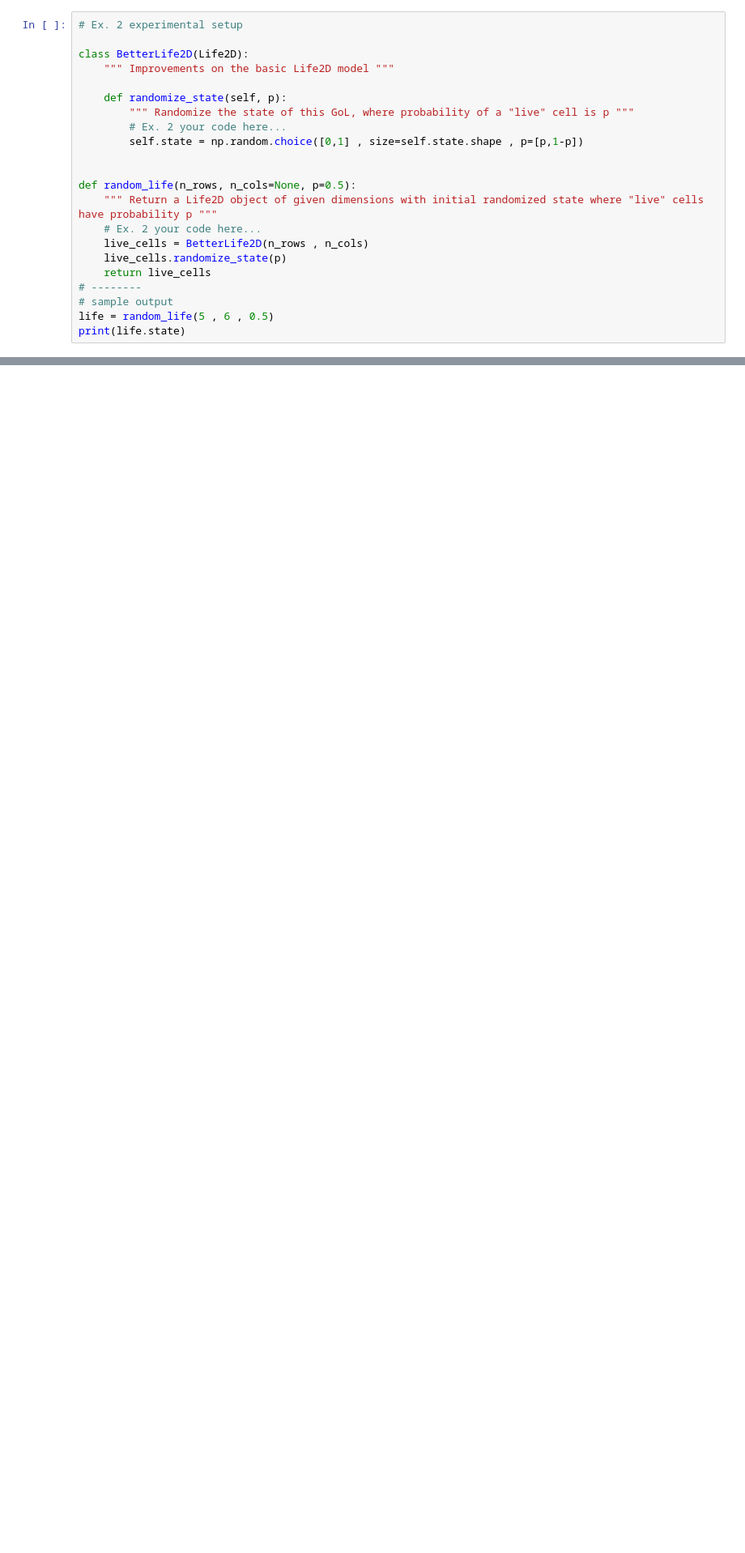
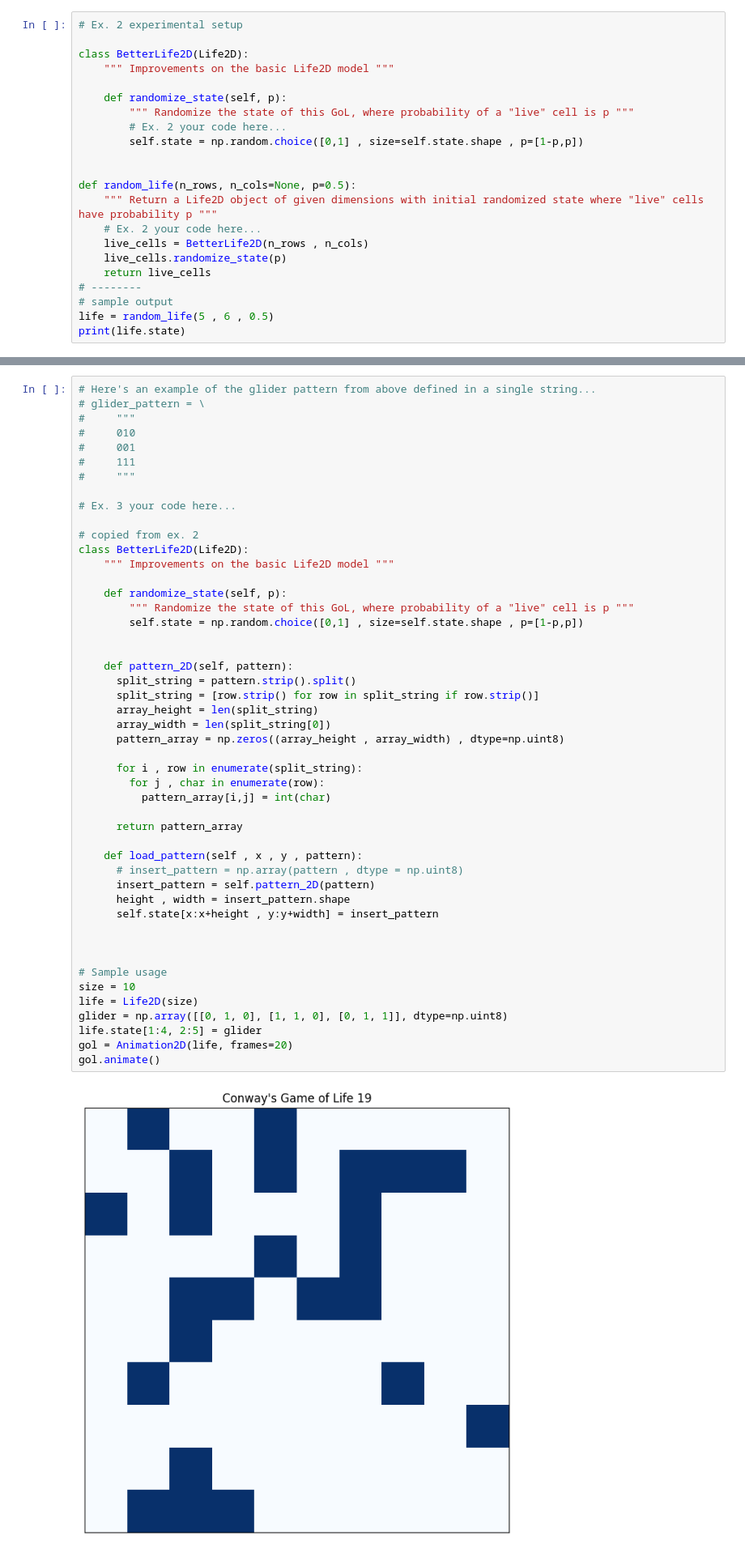
Before and after one commit to falakjaiin/cap-comp215, a Jupyter notebook: labs/lab06-GoL.ipynb, the cells around one changed output, grey strips where cells are left out. Shown at 81% size. Saved outputs shown, nothing was run; the diff lists cells and outputs as text; blank space fills up the shorter version.

```diff
--- a/labs/lab06-GoL.ipynb
+++ b/labs/lab06-GoL.ipynb
@@ -198,7 +198,7 @@ class BetterLife2D(Life2D):
     def randomize_state(self, p):
         """ Randomize the state of this GoL, where probability of a "live" cell is p """
         # Ex. 2 your code here...
-        self.state = np.random.choice([0,1] , size=self.state.shape , p=[p,1-p])
+        self.state = np.random.choice([0,1] , size=self.state.shape , p=[1-p,p])
 
 
 def random_life(n_rows, n_cols=None, p=0.5):
@@ -242,3 +232,53 @@ glider_pattern = \
+# %%
+# Here's an example of the glider pattern from above defined in a single string...
+# glider_pattern = \
+#     """
+#     010
+#     001
+#     111
+#     """
+
+# Ex. 3 your code here...
+
+# copied from ex. 2
+class BetterLife2D(Life2D):
+    """ Improvements on the basic Life2D model """
+
+    def randomize_state(self, p):
+        """ Randomize the state of this GoL, where probability of a "live" cell is p """
+        self.state = np.random.choice([0,1] , size=self.state.shape , p=[1-p,p])
+
+
+    def pattern_2D(self, pattern):
+      split_string = pattern.strip().split()
+      split_string = [row.strip() for row in split_string if row.strip()]
+      array_height = len(split_string)
+      array_width = len(split_string[0])
+      pattern_array = np.zeros((array_height , array_width) , dtype=np.uint8)
+
+      for i , row in enumerate(split_string):
+        for j , char in enumerate(row):
+          pattern_array[i,j] = int(char)
+
+      return pattern_array
+
+    def load_pattern(self , x , y , pattern):
+      # insert_pattern = np.array(pattern , dtype = np.uint8)
+      insert_pattern = self.pattern_2D(pattern)
+      height , width = insert_pattern.shape
+      self.state[x:x+height , y:y+width] = insert_pattern
+
+
+
+# Sample usage
+size = 10
+life = Life2D(size)
+glider = np.array([[0, 1, 0], [1, 1, 0], [0, 1, 1]], dtype=np.uint8)
+life.state[1:4, 2:5] = glider
+gol = Animation2D(life, frames=20)
+gol.animate()
+# %% [output]
+[figure, added]
 # %% [markdown]
 ### Define some patterns
 User your nifty new function to define a few common, interesting patterns (e.g., from the book or other sources)
```
Also changed, not shown: parts of 5 cells of this notebook.
